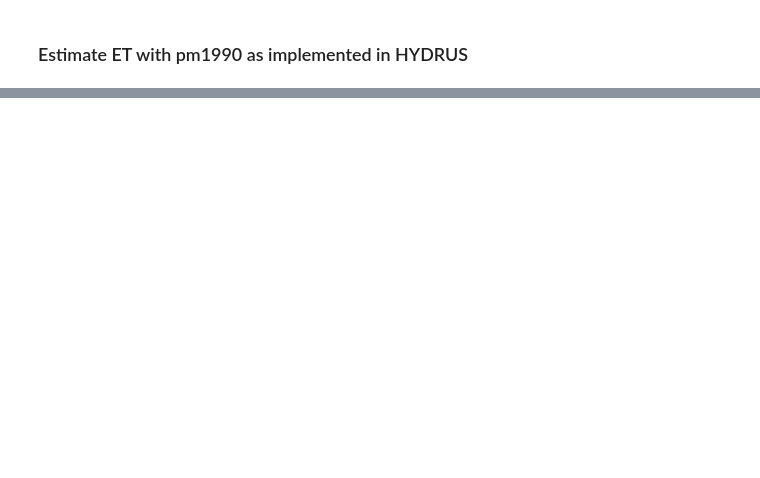
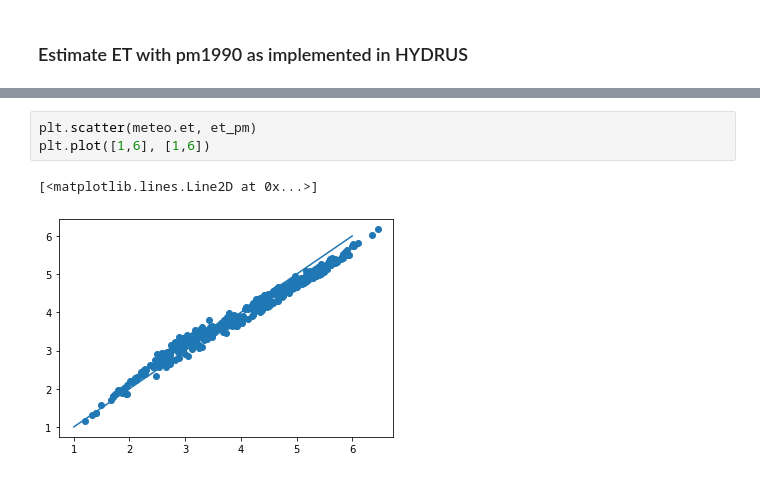
Before and after one commit to pyet-org/pyet, a Jupyter notebook: examples/example_replicating_HYDRUS.ipynb, the cells around one changed output, grey strips where cells are left out. Saved outputs shown, nothing was run; the diff lists cells and outputs as text; blank space fills up the shorter version.

```diff
--- a/examples/example_replicating_HYDRUS.ipynb
+++ b/examples/example_replicating_HYDRUS.ipynb
@@ -66,0 +45,6 @@ plt.legend()
+# %%
+plt.scatter(meteo.et, et_pm)
+plt.plot([1,6], [1,6])
+# %% [output]
+[<matplotlib.lines.Line2D at 0x...>]
+[figure, added]
```
Also changed, not shown: parts of 15 cells of this notebook, 2 other files.
